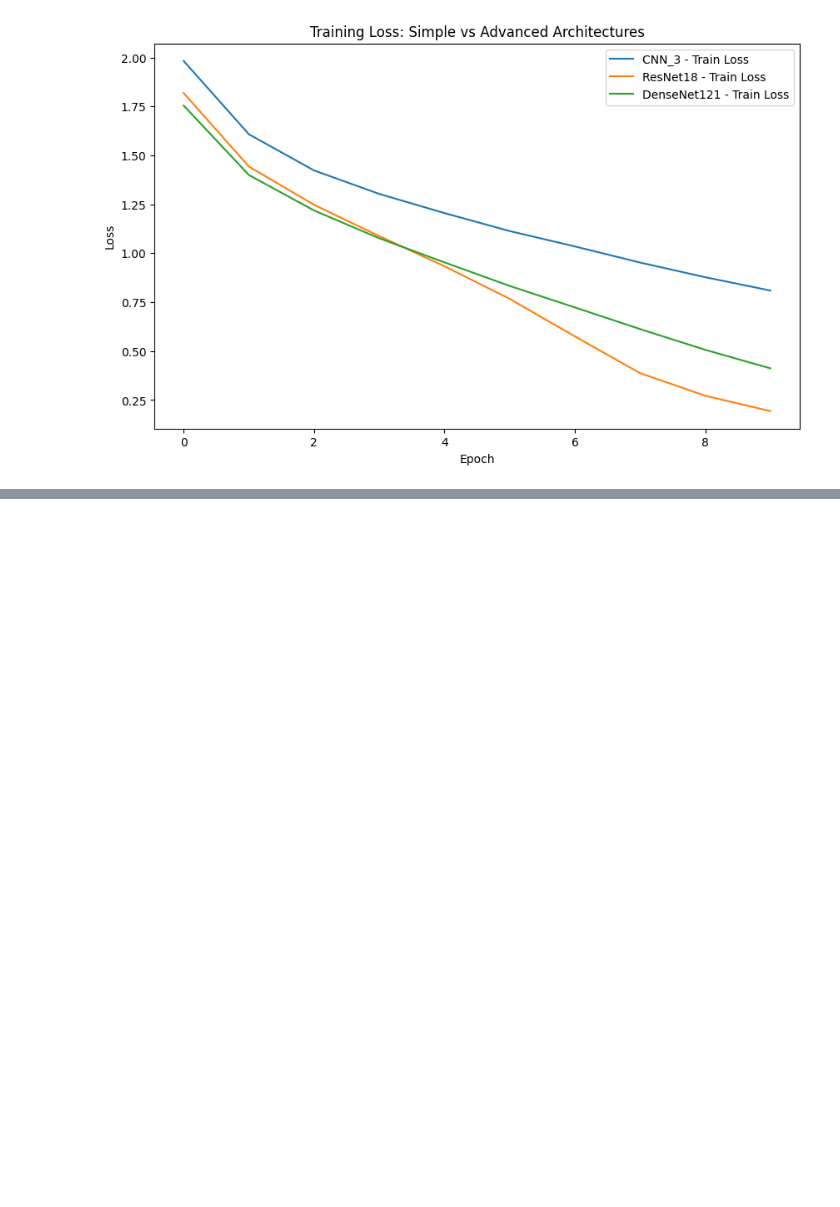
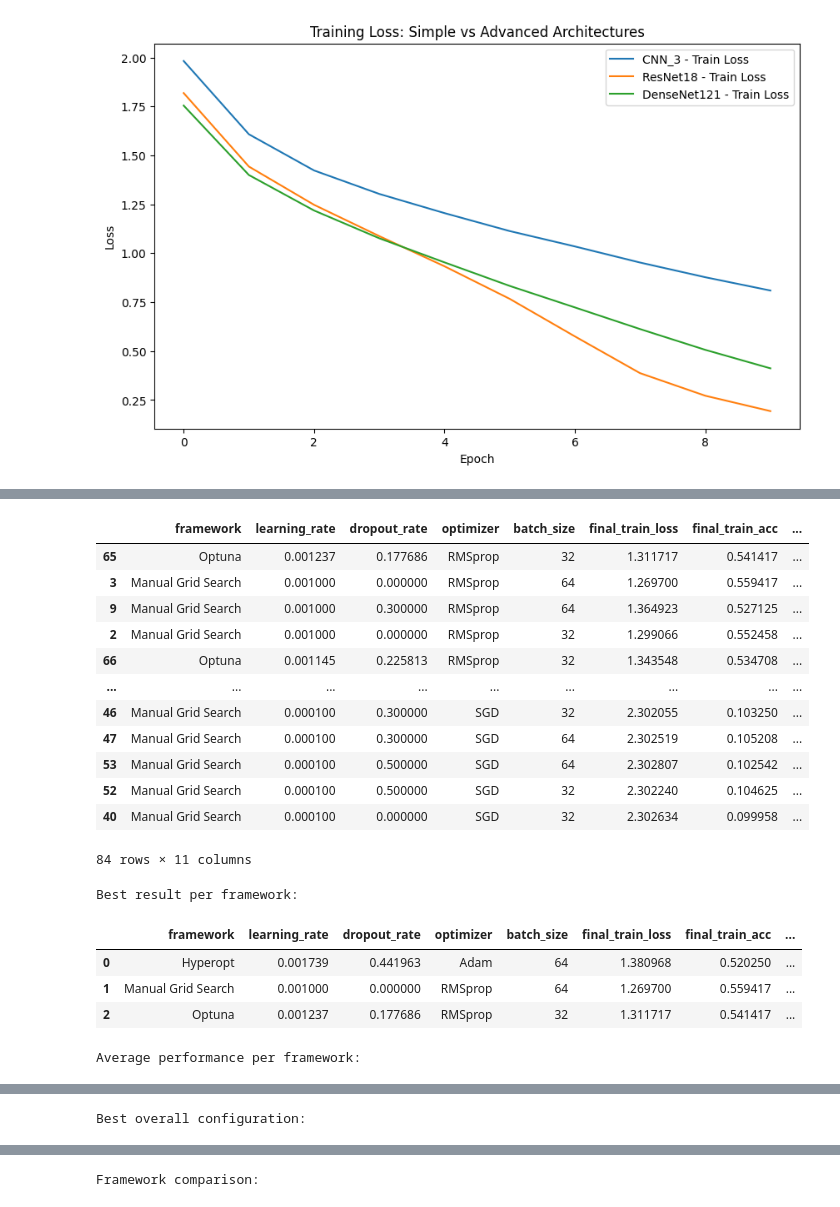
Before and after one commit to pdsalus/cnn-icosimal-v3, a Jupyter notebook: cnn_pio.IPYNB, the cells around one changed output, grey strips where cells are left out. Cells and saved outputs as stored; diff of their text form; code cells hidden in the pictures; blank space fills up the shorter version.

```diff
--- a/cnn_pio.IPYNB
+++ b/cnn_pio.IPYNB
@@ -1405,0 +2036,78 @@ plt.show()
+# %%
+# =========================
+# 3. EVALUATIONS
+# =========================
+
+# -------------------------
+# A) Full results sorted
+# -------------------------
+results_sorted = all_tuning_results_df.sort_values(by="best_val_acc", ascending=False)
+display(results_sorted)
+
+# -------------------------
+# B) Best result per framework
+# -------------------------
+best_per_framework = (
+    all_tuning_results_df.sort_values(by="best_val_acc", ascending=False)
+    .groupby("framework", as_index=False)
+    .first()
+)
+
+print("Best result per framework:")
+display(best_per_framework)
+
+# -------------------------
+# C) Average performance per framework
+# -------------------------
+framework_summary = (
+    all_tuning_results_df
+    .groupby("framework")[["best_val_acc", "final_val_acc", "final_val_loss"]]
+    .mean()
+    .sort_values(by="best_val_acc", ascending=False)
+)
+
+print("Average performance per framework:")
+display(framework_summary)
+
+# -------------------------
+# D) Best overall configuration
+# -------------------------
+best_overall = results_sorted.iloc[0]
+print("Best overall configuration:")
+display(best_overall.to_frame())
+
+# -------------------------
+# E) Compact comparison table
+# -------------------------
+comparison_table = best_per_framework[[
+    "framework", "learning_rate", "dropout_rate", "optimizer", "batch_size", "best_val_acc"
+]].sort_values(by="best_val_acc", ascending=False)
+
+print("Framework comparison:")
+display(comparison_table)
+
+# -------------------------
+# F) Optional: save all results
+# -------------------------
+all_tuning_results_df.to_csv("automatic_tuning_framework_comparison.csv", index=False)
+print("Saved results to automatic_tuning_framework_comparison.csv")
+# %% [output]
+|  | framework | learning_rate | dropout_rate | optimizer | batch_size | final_train_loss | final_train_acc | ... |
+| 65 | Optuna | 0.001237 | 0.177686 | RMSprop | 32 | 1.311717 | 0.541417 | ... |
+| 3 | Manual Grid Search | 0.001000 | 0.000000 | RMSprop | 64 | 1.269700 | 0.559417 | ... |
+| 9 | Manual Grid Search | 0.001000 | 0.300000 | RMSprop | 64 | 1.364923 | 0.527125 | ... |
+| 2 | Manual Grid Search | 0.001000 | 0.000000 | RMSprop | 32 | 1.299066 | 0.552458 | ... |
+| 66 | Optuna | 0.001145 | 0.225813 | RMSprop | 32 | 1.343548 | 0.534708 | ... |
+| ... | ... | ... | ... | ... | ... | ... | ... | ... |
+| 46 | Manual Grid Search | 0.000100 | 0.300000 | SGD | 32 | 2.302055 | 0.103250 | ... |
+| 47 | Manual Grid Search | 0.000100 | 0.300000 | SGD | 64 | 2.302519 | 0.105208 | ... |
+| 53 | Manual Grid Search | 0.000100 | 0.500000 | SGD | 64 | 2.302807 | 0.102542 | ... |
+| 52 | Manual Grid Search | 0.000100 | 0.500000 | SGD | 32 | 2.302240 | 0.104625 | ... |
+| 40 | Manual Grid Search | 0.000100 | 0.000000 | SGD | 32 | 2.302634 | 0.099958 | ... |
+84 rows × 11 columns
+Best result per framework:
+|  | framework | learning_rate | dropout_rate | optimizer | batch_size | final_train_loss | final_train_acc | ... |
+| 0 | Hyperopt | 0.001739 | 0.441963 | Adam | 64 | 1.380968 | 0.520250 | ... |
+| 1 | Manual Grid Search | 0.001000 | 0.000000 | RMSprop | 64 | 1.269700 | 0.559417 | ... |
+| 2 | Optuna | 0.001237 | 0.177686 | RMSprop | 32 | 1.311717 | 0.541417 | ... |
+Average performance per framework:
@@ -1405,0 +2119 @@ plt.show()
+Best overall configuration:
@@ -1405,0 +2132 @@ plt.show()
+Framework comparison:
```
Also changed, not shown: parts of 16 cells of this notebook, 5 other files.
